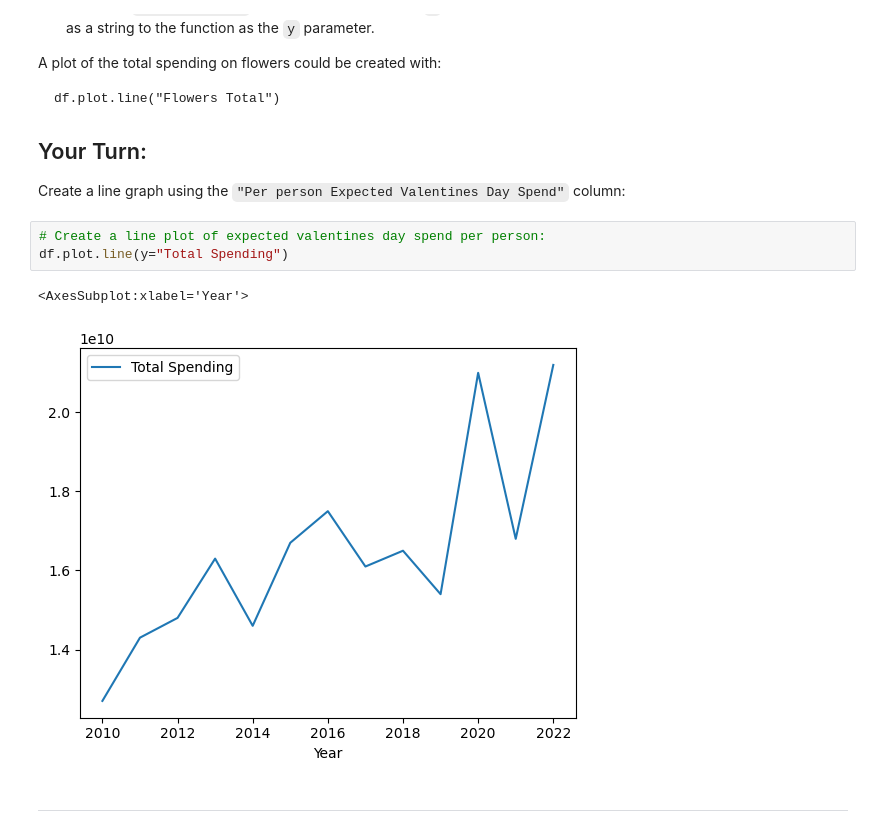
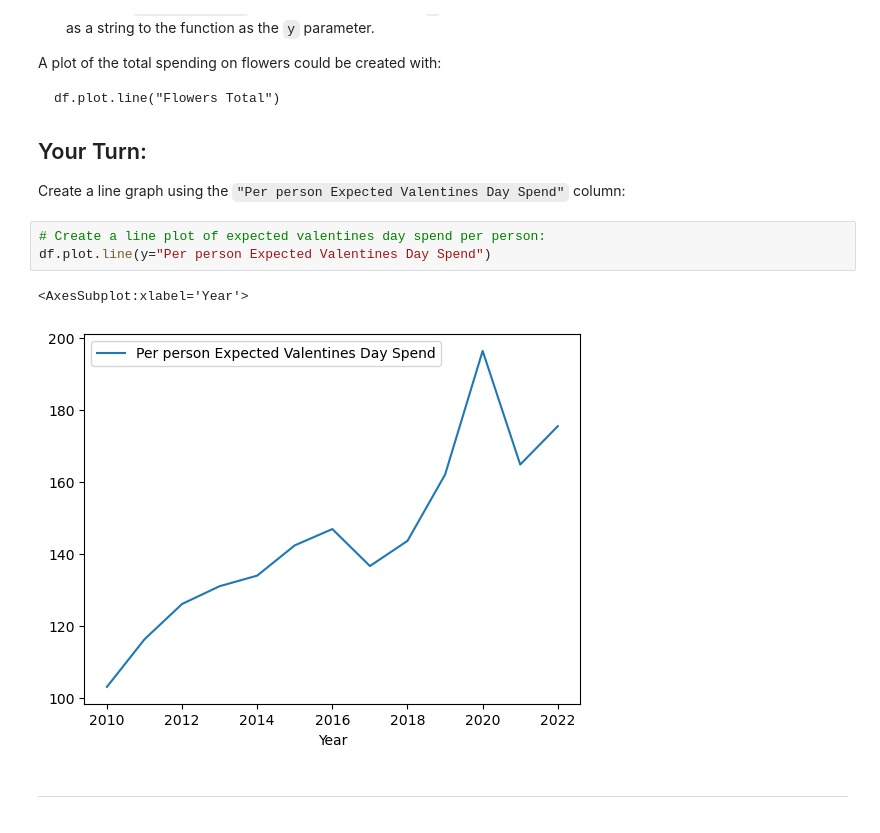
Before and after one commit to jvr0909/MicroProjects, a Jupyter notebook: 09-microproject-valentines-day/09-microproject-valentines-day.ipynb, the cells around one changed output. Drawn from its saved outputs; the diff is of its cells as text.

```diff
--- a/09-microproject-valentines-day/09-microproject-valentines-day.ipynb
+++ b/09-microproject-valentines-day/09-microproject-valentines-day.ipynb
@@ -244,10 +244,10 @@ df.plot.line("Flowers Total")
 Create a line graph using the `"Per person Expected Valentines Day Spend"` column:
 # %%
 # Create a line plot of expected valentines day spend per person:
-df.plot.line(y="Total Spending")
+df.plot.line(y="Per person Expected Valentines Day Spend")
 # %% [output]
 <AxesSubplot:xlabel='Year'>
-[figure, old version]
+[figure, new version]
 # %% [markdown]
 <hr style="color: #DD3403;">
 # %% [markdown]
```
